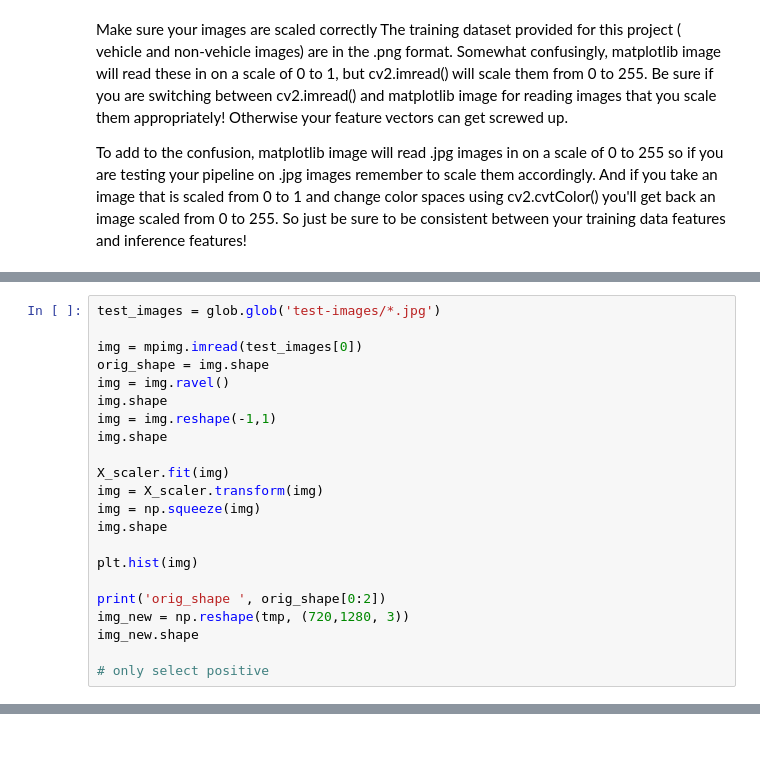
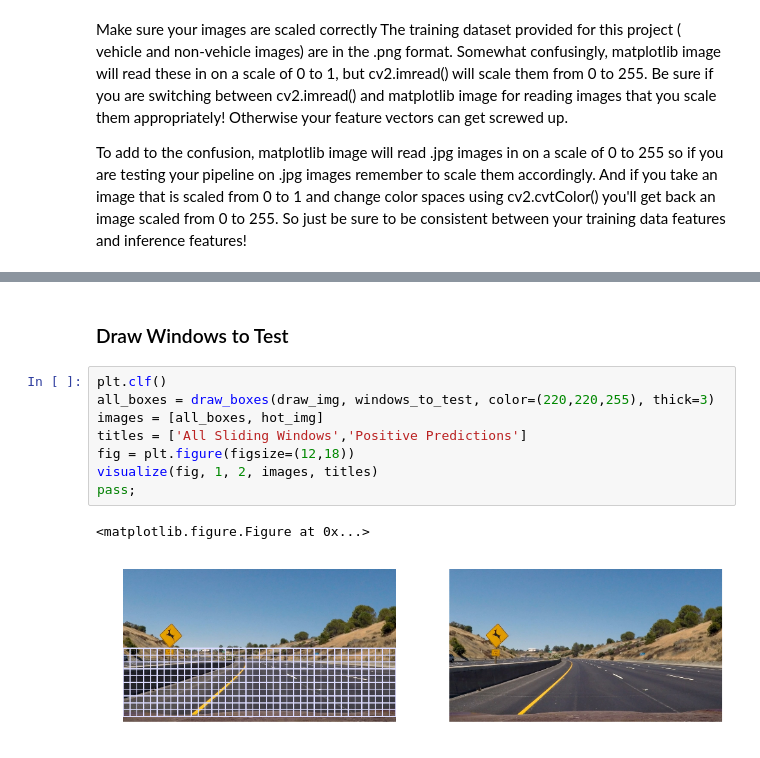
Before and after one commit to JLee21/Udacity-Self-Driving-Car-NanoDegree-Term-1, a Jupyter notebook: p5-vehicle-detection/carnd-vehicle-detection/vehicle-detection.ipynb, the cells around one changed output, grey strips where cells are left out. Cells and saved outputs as stored; diff of their text form.

```diff
--- a/p5-vehicle-detection/carnd-vehicle-detection/vehicle-detection.ipynb
+++ b/p5-vehicle-detection/carnd-vehicle-detection/vehicle-detection.ipynb
@@ -544,22 +691,0 @@ To add to the confusion, matplotlib image will read .jpg images in on a scale of
-# %%
-test_images = glob.glob('test-images/*.jpg')
-
-img = mpimg.imread(test_images[0])
-orig_shape = img.shape
-img = img.ravel()
-img.shape
-img = img.reshape(-1,1)
-img.shape
-
-X_scaler.fit(img)
-img = X_scaler.transform(img)
-img = np.squeeze(img)
-img.shape
-
-plt.hist(img)
-
-print('orig_shape ', orig_shape[0:2])
-img_new = np.reshape(tmp, (720,1280, 3))
-img_new.shape
-
-# only select positive
@@ -622,0 +766,13 @@ plt.imshow(draw_boxes(draw_img, windows_to_test, color=(50,50,255), thick=6))
+# %% [markdown]
+### Draw Windows to Test
+# %%
+plt.clf()
+all_boxes = draw_boxes(draw_img, windows_to_test, color=(220,220,255), thick=3)
+images = [all_boxes, hot_img]
+titles = ['All Sliding Windows','Positive Predictions']
+fig = plt.figure(figsize=(12,18))
+visualize(fig, 1, 2, images, titles)
+pass;
+# %% [output]
+<matplotlib.figure.Figure at 0x...>
+[figure, added]
```
Also changed, not shown: parts of 26 cells of this notebook, 1 other file.
